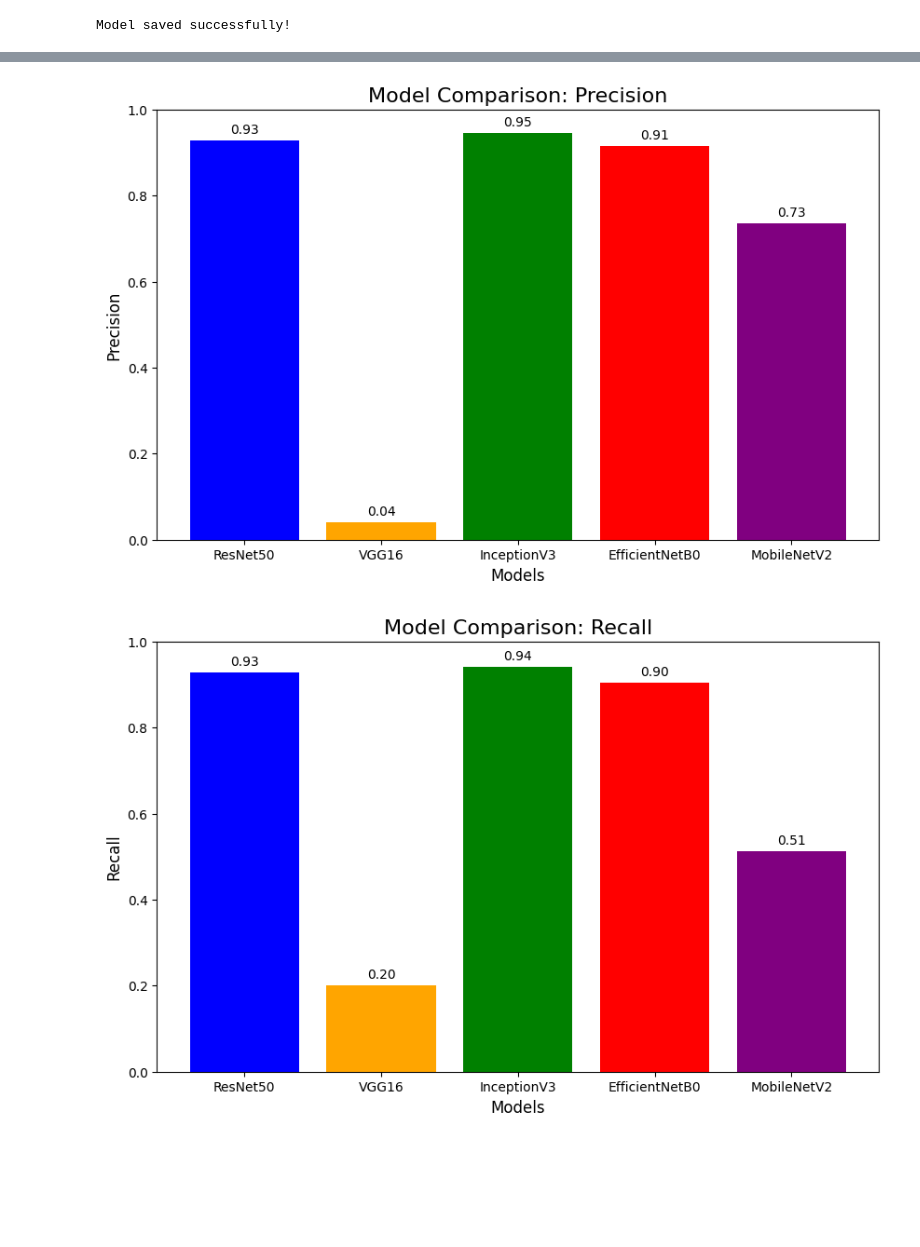
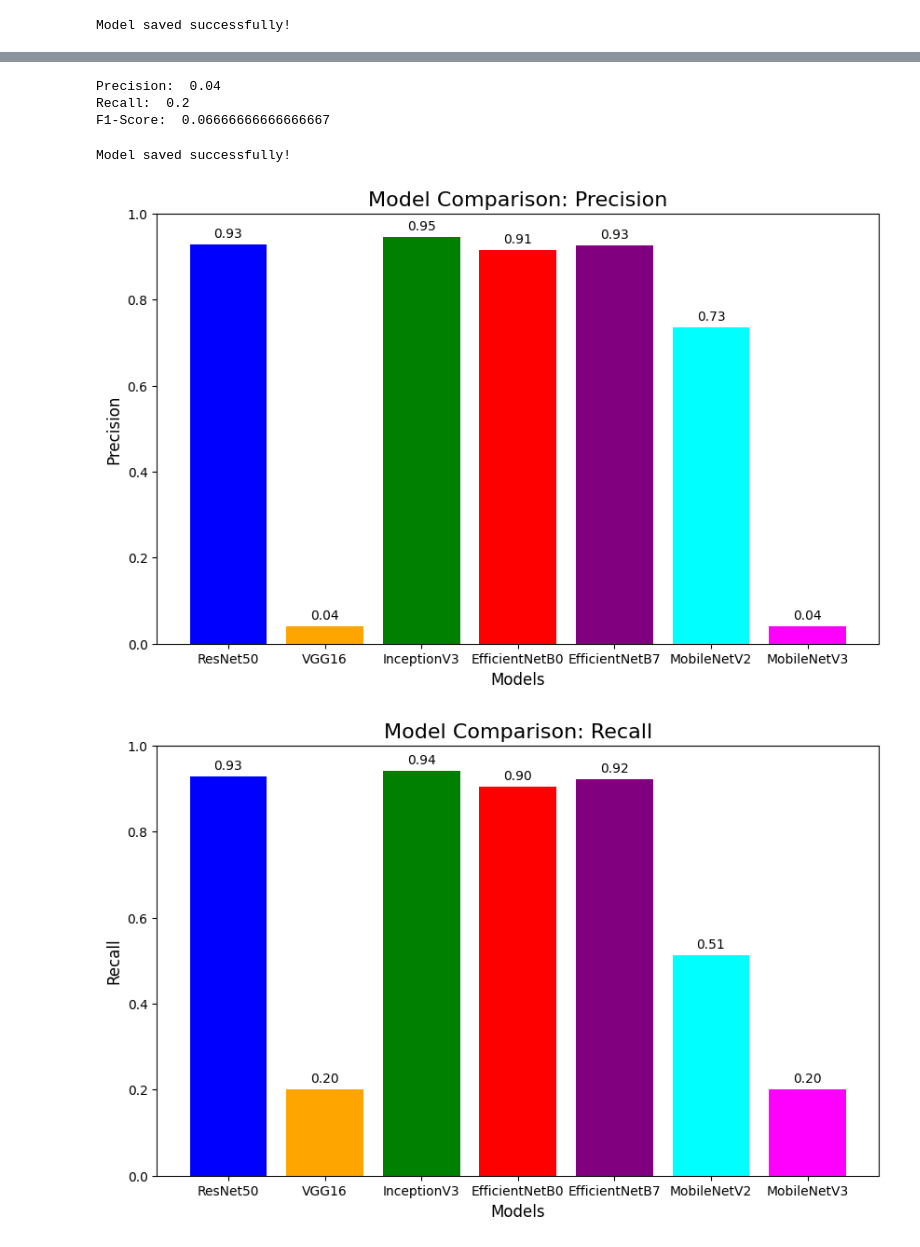
Before and after one commit to teja-1403/Capstone, a Jupyter notebook: CCD.ipynb, the cells around one changed output, grey strips where cells are left out. Cells and saved outputs as stored; diff of their text form; code cells hidden in the pictures; blank space fills up the shorter version.

```diff
--- a/CCD.ipynb
+++ b/CCD.ipynb
@@ -967,0 +1149,7 @@ Model saved successfully!
+# %%
+mob_v3_hist = mob_v3_model.fit(
+    train_generator,
+    epochs=10,
+    validation_data=test_generator,
+    callbacks=[early_stopping]
+)
@@ -967,0 +1204,14 @@ Model saved successfully!
+# %%
+# Confusion matrix
+y_pred_prob = mob_v3_model.predict(test_generator)
+y_true = test_generator.classes
+y_pred = np.argmax(y_pred_prob, axis=1)
+
+cm = confusion_matrix(y_true, y_pred)
+
+plt.figure(figsize=(8, 6))
+sns.heatmap(cm, annot=True, fmt='d', cmap='Blues', xticklabels=test_generator.class_indices.keys(), yticklabels=test_generator.class_indices.keys())
+plt.xlabel('Predicted Labels')
+plt.ylabel('True Labels')
+plt.title('Confusion Matrix')
+plt.show()
@@ -967,0 +1221,5 @@ Model saved successfully!
+# %%
+# Classification report
+report = classification_report(y_true, y_pred, output_dict=True)
+print("Classification Report:")
+print(report)
@@ -968,27 +1266,46 @@ Model saved successfully!
+# %%
+# Evaluation metrics
+mob_v3_precision = report['weighted avg']['precision']
+mob_v3_recall = report['weighted avg']['recall']
+mob_v3_f1_score = report['weighted avg']['f1-score']
+
+print("Precision: ", mob_v3_precision)
+print("Recall: ", mob_v3_recall)
+print("F1-Score: ", mob_v3_f1_score)
+# %% [output]
+Precision:  0.04
+Recall:  0.2
+F1-Score:  0.06666666666666667
+# %%
+# Save the model
+mob_v3_model.save('/kaggle/working/mob_v3_model.h5')
+print("Model saved successfully!")
+# %% [output]
+Model saved successfully!
 # %%
 # Create the bar plot to compare precision
-models = ['ResNet50', 'VGG16', 'InceptionV3', 'EfficientNetB0', 'MobileNetV2']
-precisions = [resnet_precision, vgg_precision, inc_precision, eff_b0_precision, mob_precision]
+models = ['ResNet50', 'VGG16', 'InceptionV3', 'EfficientNetB0', 'EfficientNetB7', 'MobileNetV2', 'MobileNetV3']
+precisions = [resnet_precision, vgg_precision, inc_precision, eff_b0_precision, eff_b7_precision, mob_precision, mob_v3_precision]
 
 plt.figure(figsize=(10, 6))
-bars = plt.bar(models, precisions, color=['blue', 'orange', 'green', 'red', 'purple'])
+bars = plt.bar(models, precisions, color=['blue', 'orange', 'green', 'red', 'purple', 'cyan', 'magenta'])
 plt.title('Model Comparison: Precision', fontsize=16)
 plt.xlabel('Models', fontsize=12)
 plt.ylabel('Precision', fontsize=12)
 plt.ylim(0, 1)
 for bar in bars:
     yval = bar.get_height()
     plt.text(bar.get_x() + bar.get_width() / 2, yval + 0.01, f'{yval:.2f}', ha='center', va='bottom', fontsize=10)
 plt.show()
 # %% [output]
-[figure, old version]
+[figure, new version]
 # %%
 # Create the bar plot to compare recall
-models = ['ResNet50', 'VGG16', 'InceptionV3', 'EfficientNetB0', 'MobileNetV2']
-recalls = [resnet_recall, vgg_recall, inc_recall, eff_b0_recall, mob_recall]
+models = ['ResNet50', 'VGG16', 'InceptionV3', 'EfficientNetB0', 'EfficientNetB7', 'MobileNetV2', 'MobileNetV3']
+recalls = [resnet_recall, vgg_recall, inc_recall, eff_b0_recall, eff_b7_recall, mob_recall, mob_v3_recall]
 
 plt.figure(figsize=(10, 6))
-bars = plt.bar(models, recalls, color=['blue', 'orange', 'green', 'red', 'purple'])
+bars = plt.bar(models, recalls, color=['blue', 'orange', 'green', 'red', 'purple', 'cyan', 'magenta'])
 plt.title('Model Comparison: Recall', fontsize=16)
 plt.xlabel('Models', fontsize=12)
 plt.ylabel('Recall', fontsize=12)
@@ -998,6 +1315,6 @@ for bar in bars:
     plt.text(bar.get_x() + bar.get_width() / 2, yval + 0.01, f'{yval:.2f}', ha='center', va='bottom', fontsize=10)
 plt.show()
 # %% [output]
-[figure, old version]
+[figure, new version]
 # %%
 # Create the bar plot to compare f1-score
```
Also changed, not shown: parts of 21 cells of this notebook.
